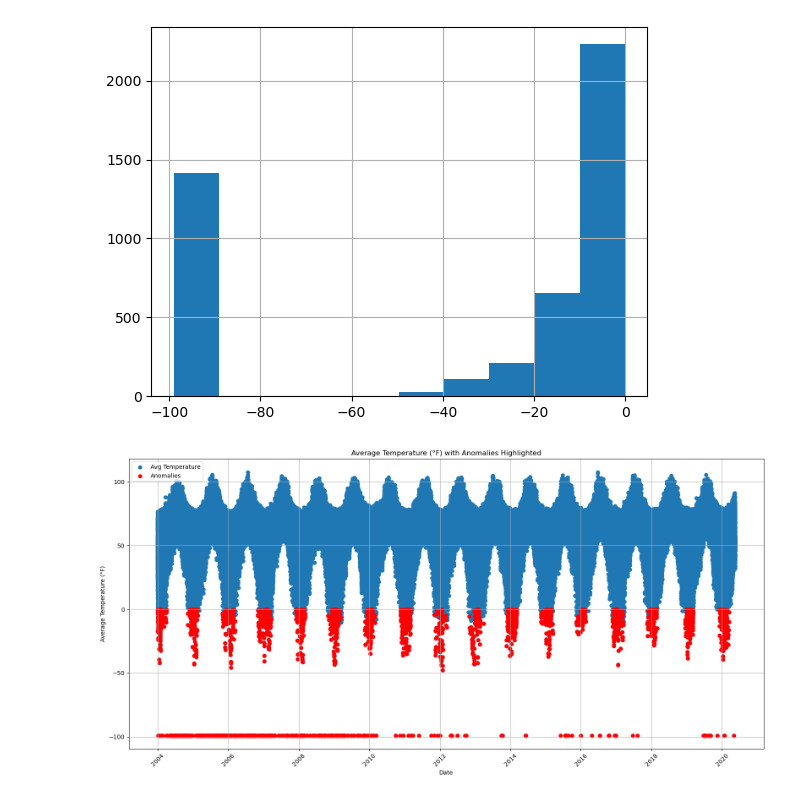
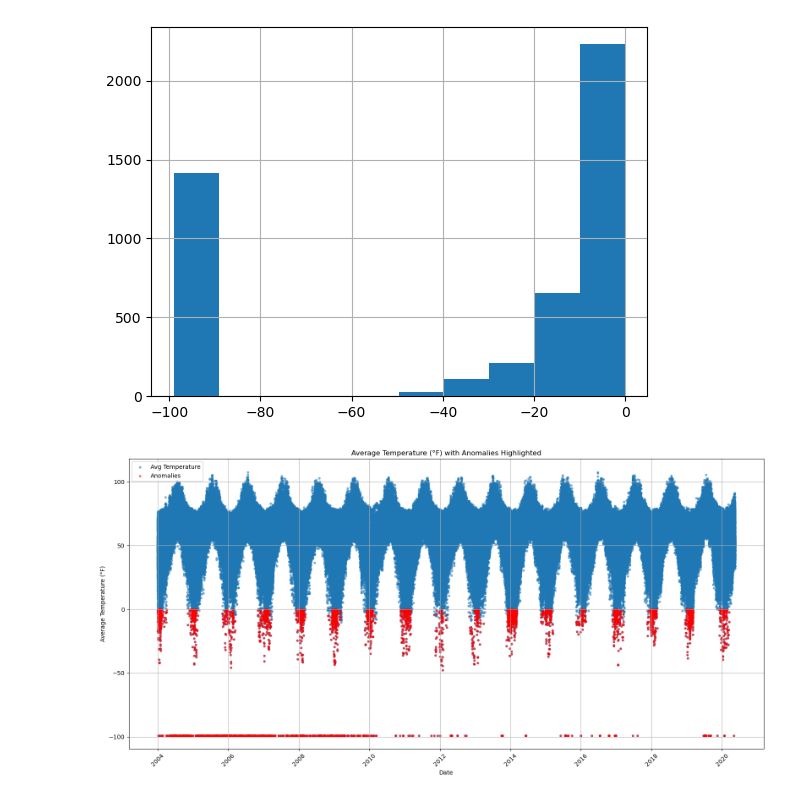
Before and after one commit to JAdelhelm/AutoPrepAD, a Jupyter notebook: plot_example.ipynb, the cells around one changed output. Drawn from its saved outputs; the diff is of its cells as text; code cells hidden in the pictures.

Commit message:
Update plot example

```diff
--- a/plot_example.ipynb
+++ b/plot_example.ipynb
@@ -28,25 +28,25 @@ df[df["AnomalyLabel"] == 1]["AvgTemperature"].hist()
 # %%
 # Combine Year, Month, Day into a single datetime column
 df['Date'] = pd.to_datetime(df[['Year', 'Month', 'Day']])
 
 # Plotting
 plt.figure(figsize=(16, 8))
-plt.scatter(df['Date'], df['AvgTemperature'], label='Avg Temperature', marker='o')
+plt.scatter(df['Date'], df['AvgTemperature'], label='Avg Temperature', marker='o', s=10, alpha=0.1)
 
 # Highlight anomalies
 anomalies = df[df['AnomalyLabel'] == 1]
-plt.scatter(anomalies['Date'], anomalies['AvgTemperature'], color='red', label='Anomalies')
+plt.scatter(anomalies['Date'], anomalies['AvgTemperature'], color='red', label='Anomalies', s=10, alpha=0.1)
 
 plt.xlabel('Date')
 plt.ylabel('Average Temperature (°F)')
 plt.title('Average Temperature (°F) with Anomalies Highlighted')
 plt.legend()
 plt.grid(True)
 plt.xticks(rotation=45)
 plt.tight_layout()
 
 plt.savefig("./images/example.png", dpi=300)
 
 plt.show()
 # %% [output]
-[figure, old version]
+[figure, new version]
```
Also changed, not shown: 1 other file.
